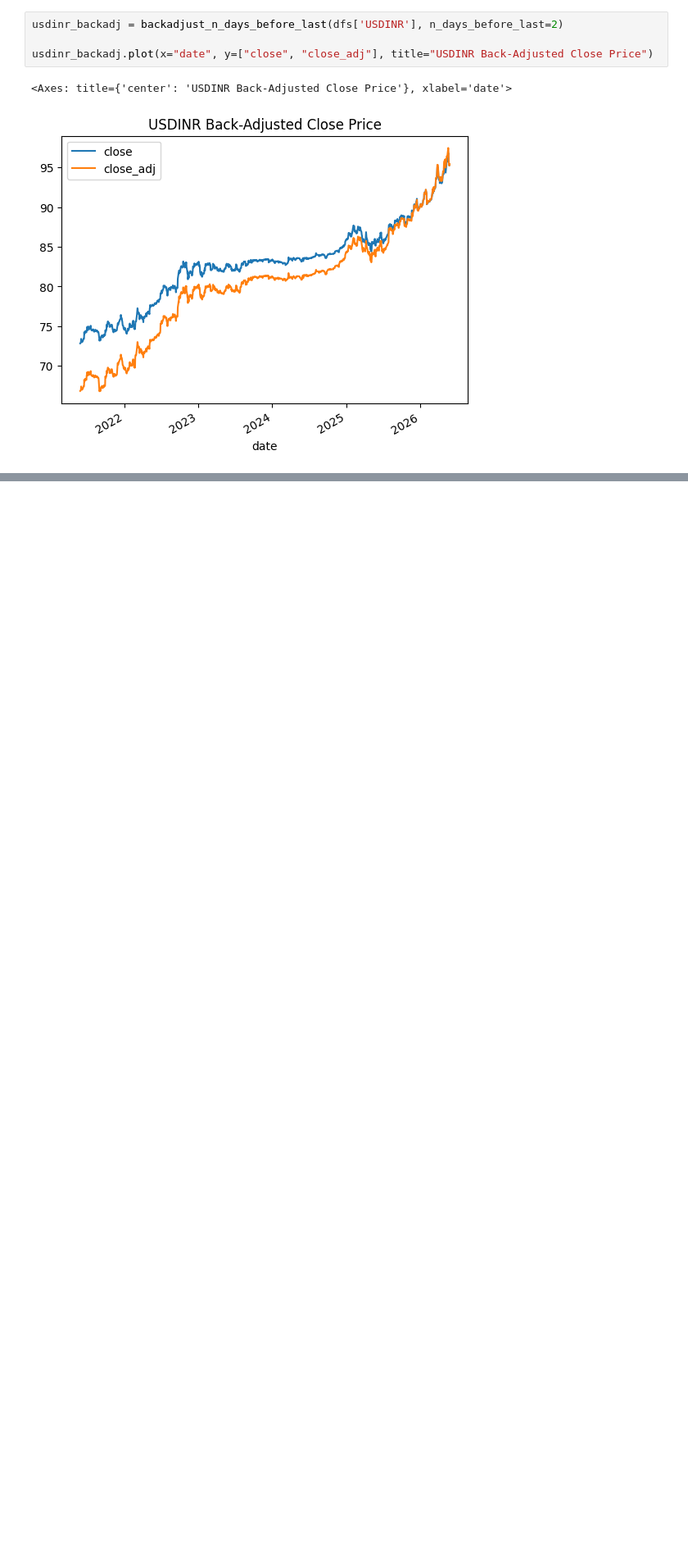
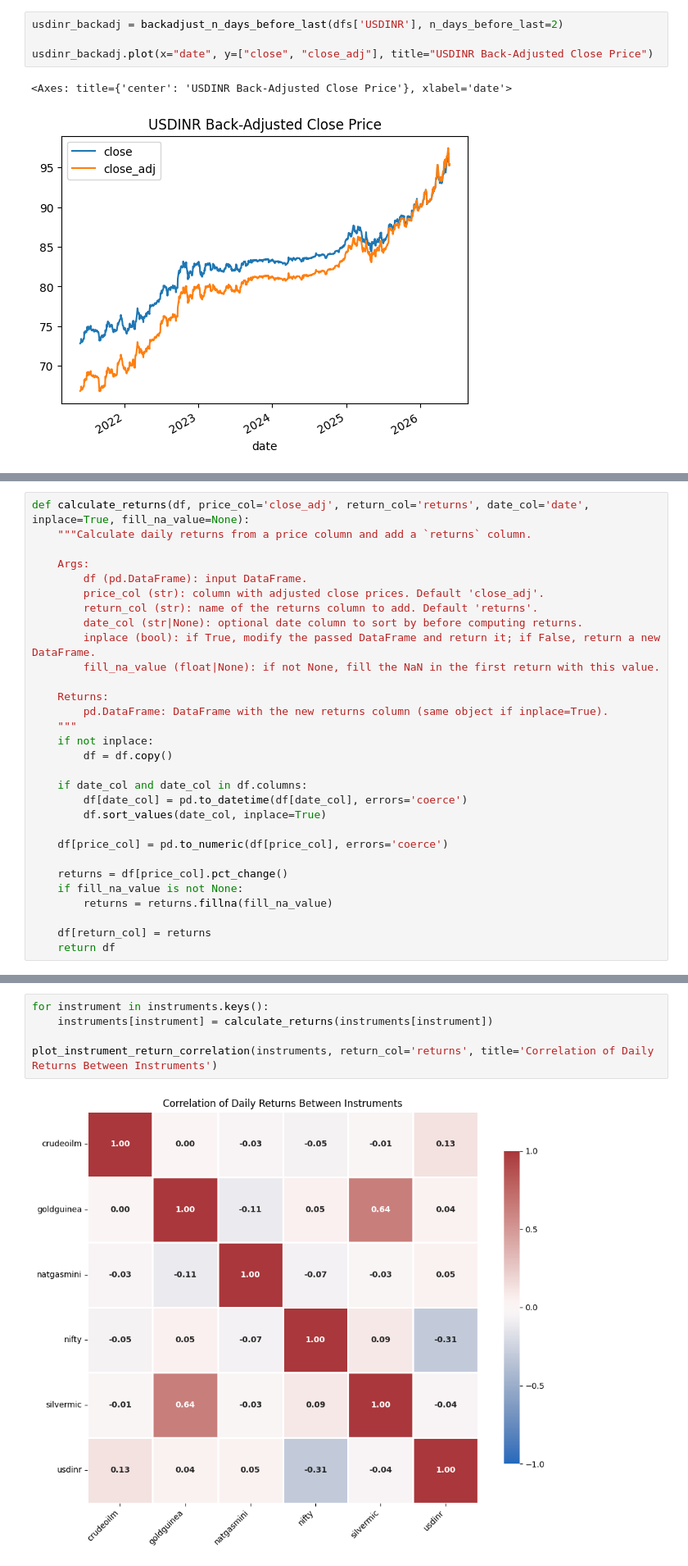
Before and after one commit to harsha-vardhan-v/algorithmic-trading, a Jupyter notebook: backtest.ipynb, the cells around one changed output, grey strips where cells are left out. Shown at 82% size. Cells and saved outputs as stored; diff of their text form; blank space fills up the shorter version.

```diff
--- a/backtest.ipynb
+++ b/backtest.ipynb
@@ -358,0 +367,30 @@ usdinr_backadj.plot(x="date", y=["close", "close_adj"], title="USDINR Back-Adjus
+# %%
+def calculate_returns(df, price_col='close_adj', return_col='returns', date_col='date', inplace=True, fill_na_value=None):
+    """Calculate daily returns from a price column and add a `returns` column.
+
+    Args:
+        df (pd.DataFrame): input DataFrame.
+        price_col (str): column with adjusted close prices. Default 'close_adj'.
+        return_col (str): name of the returns column to add. Default 'returns'.
+        date_col (str|None): optional date column to sort by before computing returns.
+        inplace (bool): if True, modify the passed DataFrame and return it; if False, return a new DataFrame.
+        fill_na_value (float|None): if not None, fill the NaN in the first return with this value.
+
+    Returns:
+        pd.DataFrame: DataFrame with the new returns column (same object if inplace=True).
+    """
+    if not inplace:
+        df = df.copy()
+
+    if date_col and date_col in df.columns:
+        df[date_col] = pd.to_datetime(df[date_col], errors='coerce')
+        df.sort_values(date_col, inplace=True)
+
+    df[price_col] = pd.to_numeric(df[price_col], errors='coerce')
+
+    returns = df[price_col].pct_change()
+    if fill_na_value is not None:
+        returns = returns.fillna(fill_na_value)
+
+    df[return_col] = returns
+    return df
@@ -358,0 +786,7 @@ usdinr_backadj.plot(x="date", y=["close", "close_adj"], title="USDINR Back-Adjus
+# %%
+for instrument in instruments.keys():
+    instruments[instrument] = calculate_returns(instruments[instrument])
+
+plot_instrument_return_correlation(instruments, return_col='returns', title='Correlation of Daily Returns Between Instruments')
+# %% [output]
+[figure, added]
```
Also changed, not shown: parts of 9 cells of this notebook, 1 other file.
